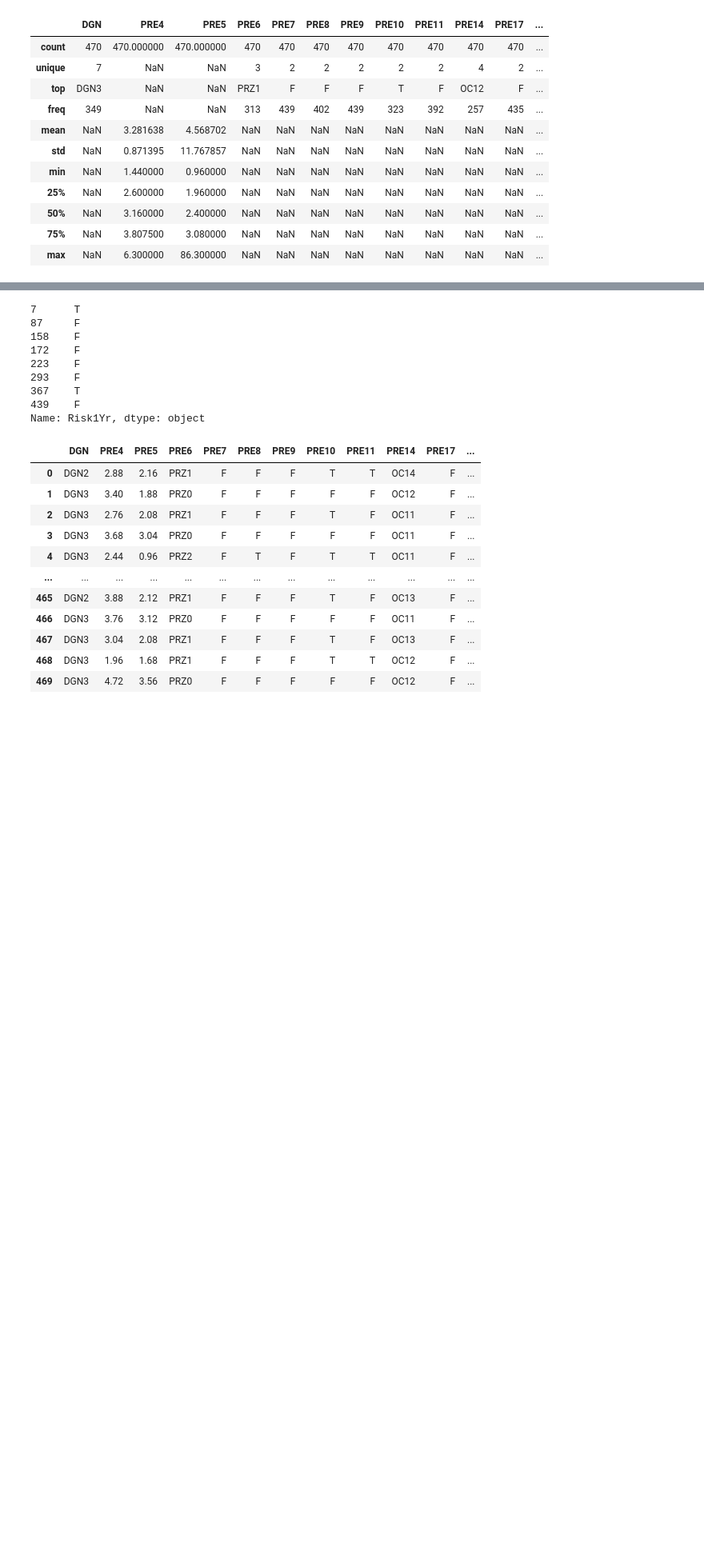
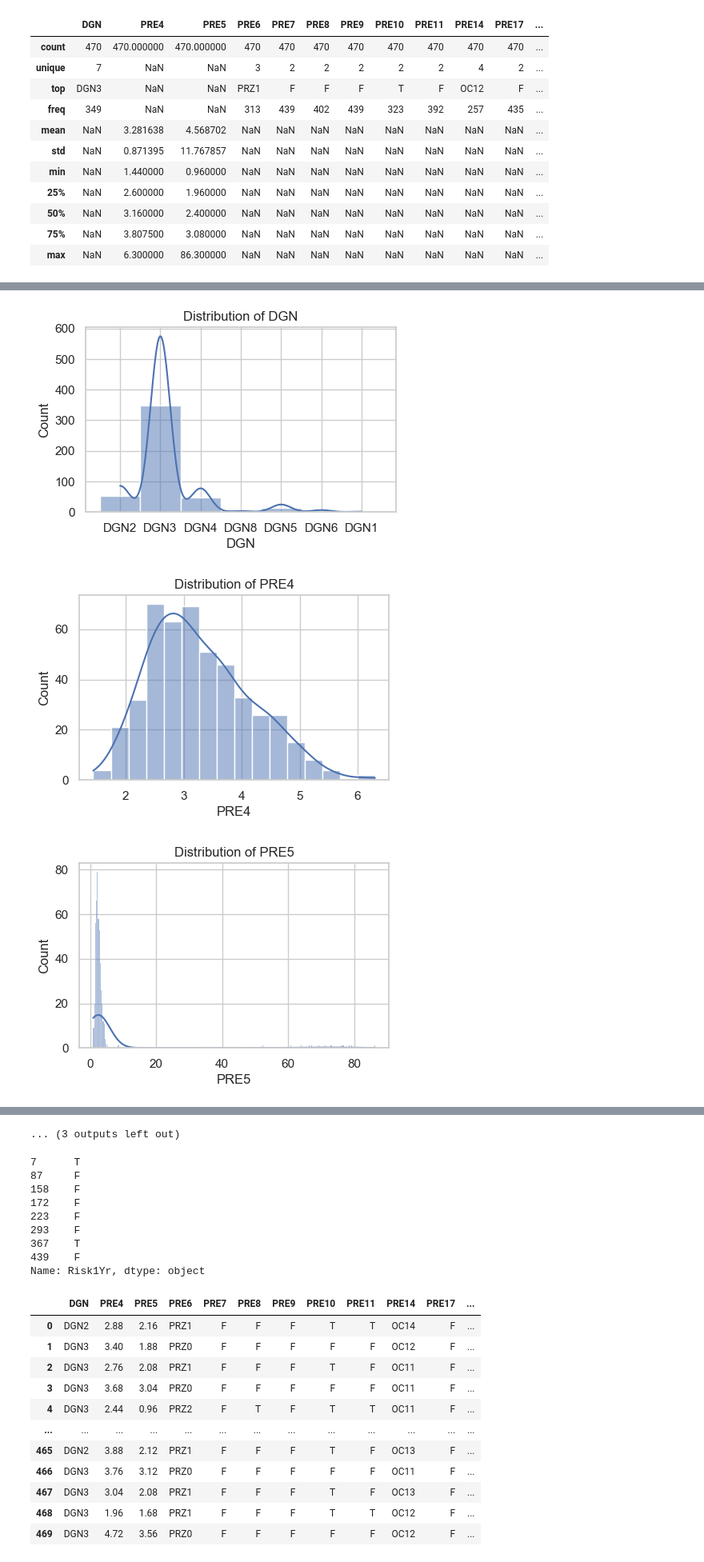
Before and after one commit to milicaj00/ML-P1-Classification, a Jupyter notebook: proba.ipynb, the cells around one changed output, grey strips where cells are left out. Shown at 80% size. Cells and saved outputs as stored; diff of their text form; code cells hidden in the pictures; blank space fills up the shorter version.

```diff
--- a/proba.ipynb
+++ b/proba.ipynb
@@ -140,0 +191,10 @@ pyplot.show()
+# %%
+for column in data.columns[:-2]:
+    pyplot.figure(figsize=(5, 3))
+    sns.histplot(data[column], kde=True)
+    pyplot.title(f'Distribution of {column}')
+    pyplot.show()
+# %% [output]
+[figure, added]
+[figure, added]
+[figure, added]
@@ -141,3 +210,4 @@ pyplot.show()
+... (3 outputs left out)
 # %%
 filtered_data = data1.loc[data1['PRE25'] == 'T', 'Risk1Yr']
 
```
Also changed, not shown: parts of 14 cells of this notebook.
